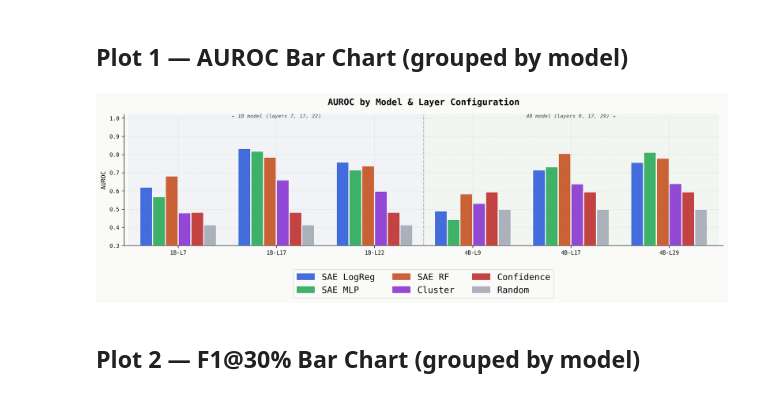
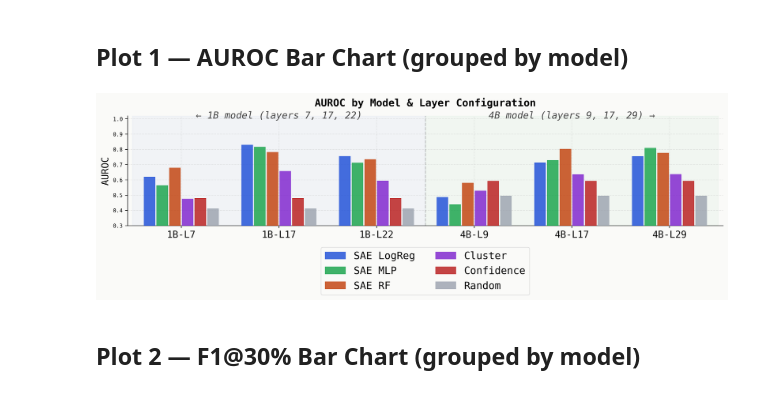
Before and after one commit to Neeni2604/Automated-Deferral-With-Interpretability, a Jupyter notebook: sae_deferral_plots.ipynb, the cells around one changed output. Cells and saved outputs as stored; diff of their text form; code cells hidden in the pictures.

```diff
--- a/sae_deferral_plots.ipynb
+++ b/sae_deferral_plots.ipynb
@@ -121,40 +121,40 @@ Data loaded.
 # %%
 fig, ax = plt.subplots(figsize=(13, 4.5))
 
 n_sys = len(SYSTEMS)
 n_cfg = len(CONFIGS)
 x = np.arange(n_cfg)
 total_w = 0.78
 bw = total_w / n_sys
 offsets = np.linspace(-total_w/2 + bw/2, total_w/2 - bw/2, n_sys)
 
 for i, (sys, col) in enumerate(zip(SYSTEMS, COLORS)):
     bars = ax.bar(x + offsets[i], AUROC[sys], width=bw*0.88,
                   color=col, alpha=0.82, label=sys,
                   edgecolor=col, linewidth=0.5, zorder=3)
 
 # Model group shading
 ax.axvspan(-0.5, 2.5, color='#1d4ed8', alpha=0.04, zorder=0)
 ax.axvspan(2.5, 5.5, color='#16a34a', alpha=0.04, zorder=0)
 ax.axvline(2.5, color='#999', lw=1.2, ls='--', zorder=2, alpha=0.6)
 ax.text(1.0, 0.975, '← 1B model (layers 7, 17, 22)',
-        transform=ax.get_xaxis_transform(), ha='center', fontsize=7.5,
+        transform=ax.get_xaxis_transform(), ha='center', fontsize=14,
         color='#444', style='italic')
 ax.text(4.0, 0.975, '4B model (layers 9, 17, 29) →',
-        transform=ax.get_xaxis_transform(), ha='center', fontsize=7.5,
+        transform=ax.get_xaxis_transform(), ha='center', fontsize=14,
         color='#444', style='italic')
 
 ax.set_xticks(x)
-ax.set_xticklabels(CONFIGS)
-ax.set_ylabel('AUROC')
+ax.set_xticklabels(CONFIGS, fontsize=14)
+ax.set_ylabel('AUROC', fontsize=14)
 ax.set_ylim(0.30, 1.02)
-ax.set_title('AUROC by Model & Layer Configuration', fontweight='bold', pad=14, fontsize=13)
-ax.legend(loc='upper center', ncol=3, framealpha=0.9, edgecolor='#ddd', bbox_to_anchor=(0.5, -0.15), fontsize=13)
+ax.set_title('AUROC by Model & Layer Configuration', fontweight='bold', pad=14, fontsize=15)
+ax.legend(loc='upper center', ncol=2, framealpha=0.9, edgecolor='#ddd', bbox_to_anchor=(0.5, -0.15), fontsize=15)
 ax.set_xlim(-0.55, 5.55)
 plt.tight_layout()
 plt.show()
 # %% [output]
-[figure, old version]
+[figure, new version]
 # %% [markdown]
 ## Plot 2 — F1@30% Bar Chart (grouped by model)
 # %%
```
Also changed, not shown: parts of 1 cell of this notebook, 3 other files.
